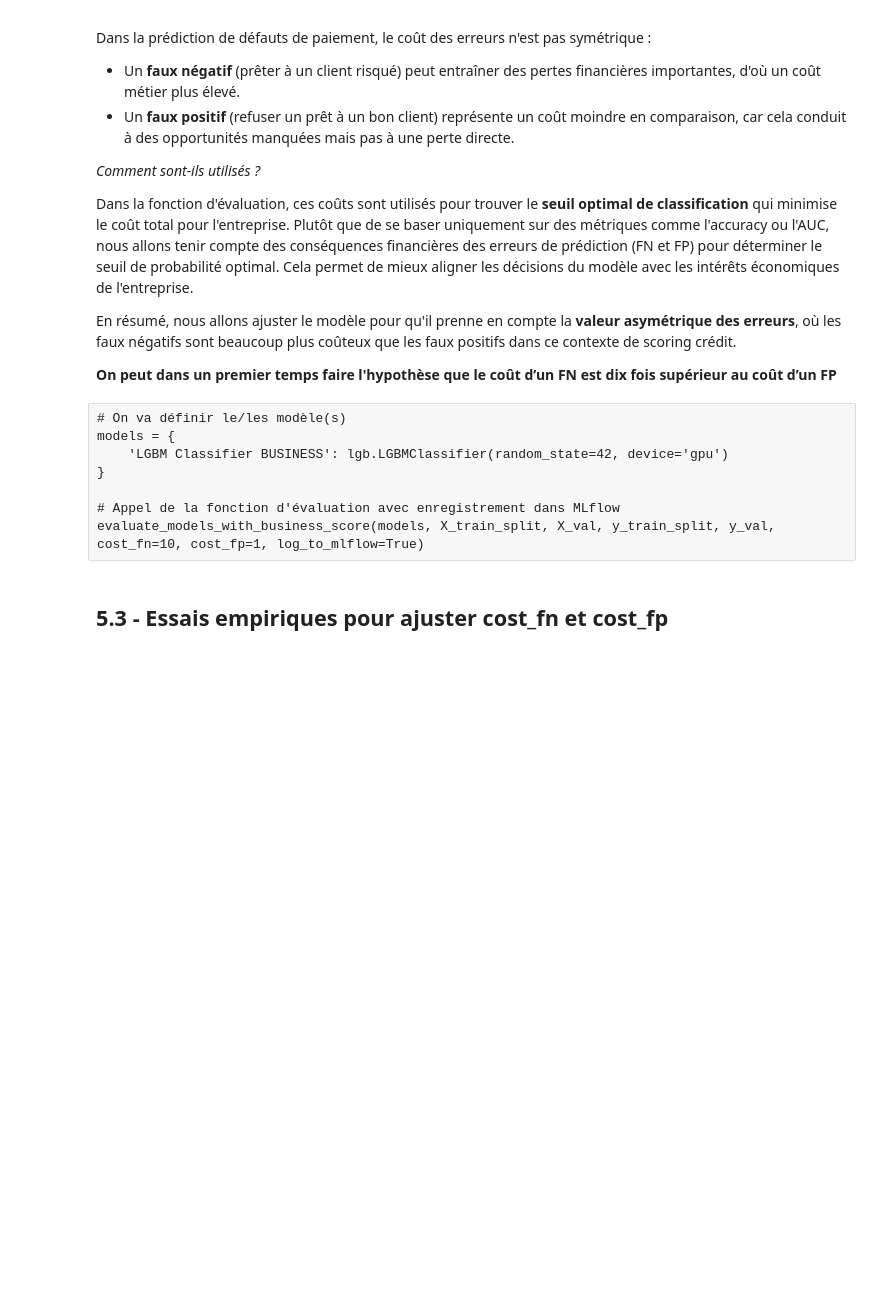
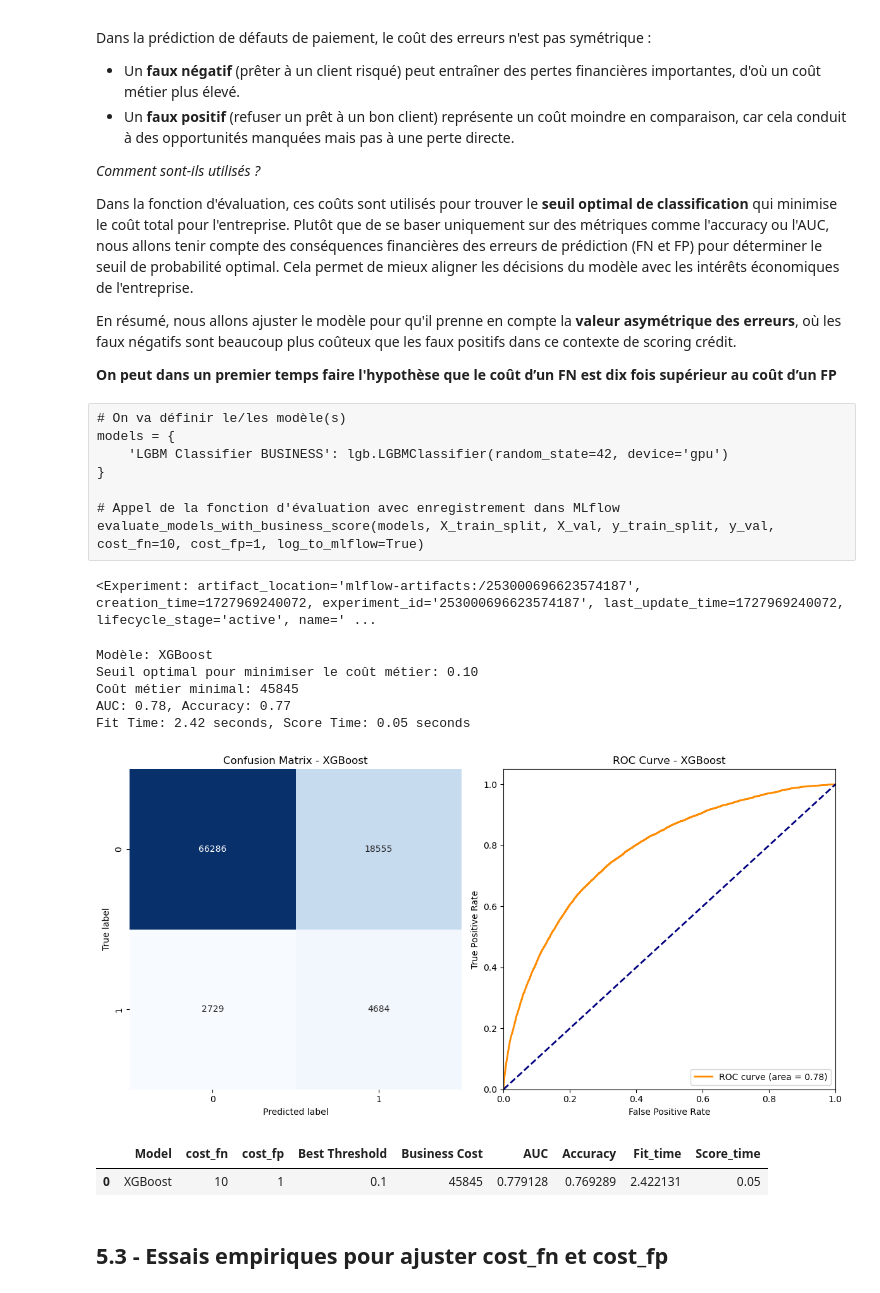
Before and after one commit to GaryMauger/P7_implementer_modele_scoring, a Jupyter notebook: Projet_7_2.ipynb, the cells around one changed output. Drawn from its saved outputs; the diff is of its cells as text; code cells hidden in the pictures; blank space fills up the shorter version.

```diff
--- a/Projet_7_2.ipynb
+++ b/Projet_7_2.ipynb
@@ -1106,5 +1166,5 @@ L'objectif principal maintenant est d'optimiser les performances des modèles ch
 Une fois que nous aurons les **meilleurs hyperparamètres** pour notre modèle, nous pourrons passer à l'étape d'élaboration du **score métier**. Cette étape peut se faire après le réglage des hyperparamètres et sur une seule division de train-test (sans validation croisée répétée), car nous nous focaliserons sur l'évaluation des **coûts associés aux erreurs de prédiction** (faux positifs et faux négatifs), en fonction des besoins spécifiques du métier.
 # %%
 # On va commencer par initialiser notre expérimentation MLFlow
-mlflow.set_experiment("Hyperparameter Tuning")
+mlflow.set_experiment("3 - Hyperparameter Tuning")
 # %% [output]
@@ -1567,7 +1758,7 @@ def evaluate_models_with_business_score(models, X_train_split, X_val, y_train_sp
 
         # Enregistrement dans MLflow si nécessaire
         if log_to_mlflow:
-            with mlflow.start_run(run_name=f"{name}_business_score"):
+            with mlflow.start_run(run_name=f"{name}"):
                 mlflow.log_param("Model", name)
                 mlflow.log_param("cost_fn", cost_fn)
                 mlflow.log_param("cost_fp", cost_fp)
@@ -1575,8 +1766,15 @@ def evaluate_models_with_business_score(models, X_train_split, X_val, y_train_sp
                 mlflow.log_metric("business_cost", best_cost)
                 mlflow.log_metric("AUC", auc_score)
                 mlflow.log_metric("Accuracy", accuracy)
-                mlflow.log_metric("Fit_time", fit_time)
-                mlflow.log_metric("Score_time", score_time)
+                mlflow.log_metric("Fit_time_mean", fit_time)
+                mlflow.log_metric("Score_time_mean", score_time)
+                # Enregistrement du modèle dans MLFlow et Model Registry avec versioning
+                mlflow.sklearn.log_model(
+                    model,
+                    artifact_path="model",
+                    signature=signature,
+                    registered_model_name=f"{name}-classification-model"  # Enregistrement avec nom et versioning
+                )
 
     return results_df
 # %%
@@ -1640,15 +1838,29 @@ models = {
 
 # Appel de la fonction d'évaluation avec enregistrement dans MLflow
 evaluate_models_with_business_score(models, X_train_split, X_val, y_train_split, y_val, cost_fn=10, cost_fp=1, log_to_mlflow=True)
+# %%
+# On va commencer par initialiser notre expérimentation MLFlow
+mlflow.set_experiment("Score métier")
+# %% [output]
+<Experiment: artifact_location='mlflow-artifacts:/253000696623574187', creation_time=1727969240072, experiment_id='253000696623574187', last_update_time=1727969240072, lifecycle_stage='active', name=' ...
 # %%
 # On va définir le/les modèle(s) optimisés
 models = {
-    'LGBM Classifier BUSINESS': best_model,  # Utilise le modèle LGBM optimisé
-    'XGBoost Classifier BUSINESS': best_model_xgb  # Ajoute également le modèle XGBoost optimisé si besoin
+    #'LGBM Classifier BUSINESS': best_model_lgbm,  # Utilise le modèle LGBM optimisé
+    'XGBoost': best_model_xgb  # Ajoute également le modèle XGBoost optimisé
 }
 
 # Appel de la fonction d'évaluation avec enregistrement dans MLflow
-evaluate_models_with_business_score(models, X_train_split, X_val, y_train_split, y_val, cost_fn=10, cost_fp=1, log_to_mlflow=True)
+evaluate_models_with_business_score(models, X_train_split, X_val, y_train_split, y_val, cost_fn=10, cost_fp=1, log_to_mlflow=False)
+# %% [output]
+Modèle: XGBoost
+Seuil optimal pour minimiser le coût métier: 0.10
+Coût métier minimal: 45845
+AUC: 0.78, Accuracy: 0.77
+Fit Time: 2.42 seconds, Score Time: 0.05 seconds
+[figure, added]
+|  | Model | cost_fn | cost_fp | Best Threshold | Business Cost | AUC | Accuracy | Fit_time | Score_time |
+| 0 | XGBoost | 10 | 1 | 0.1 | 45845 | 0.779128 | 0.769289 | 2.422131 | 0.05 |
 # %% [markdown]
 ## 5.3 - Essais empiriques pour ajuster cost_fn et cost_fp
 # %% [markdown]
```
Also changed, not shown: parts of 60 cells of this notebook.
